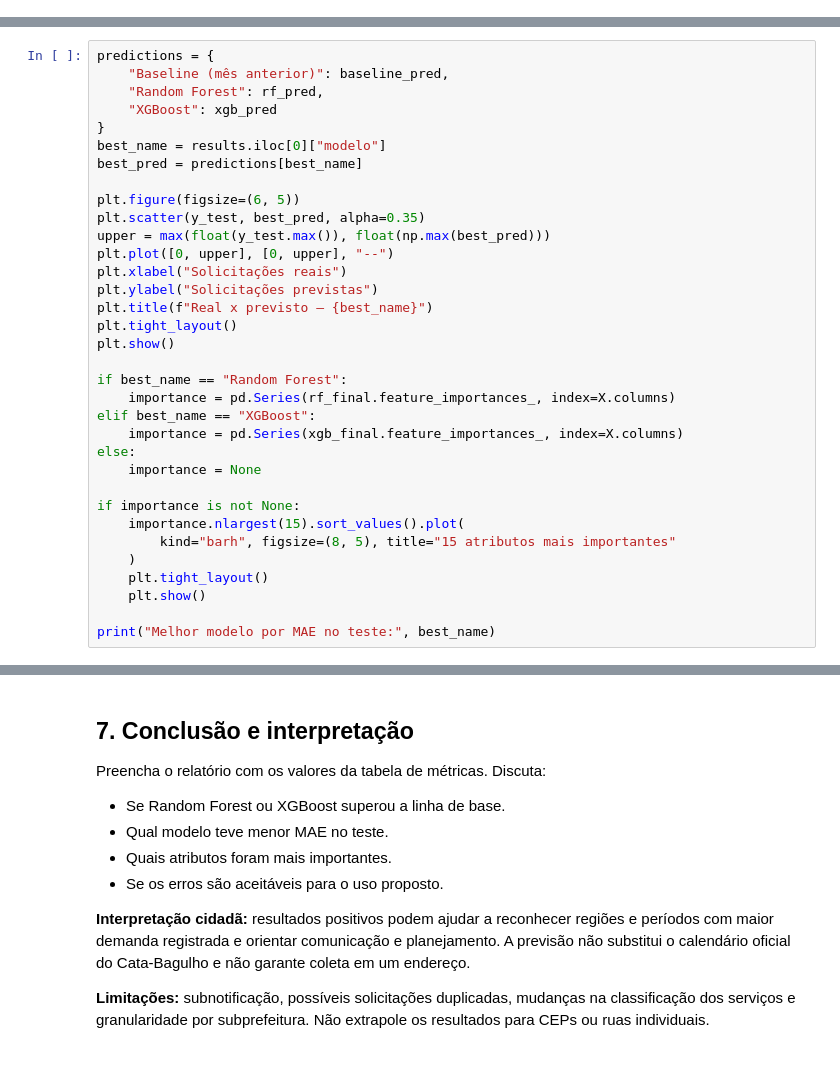
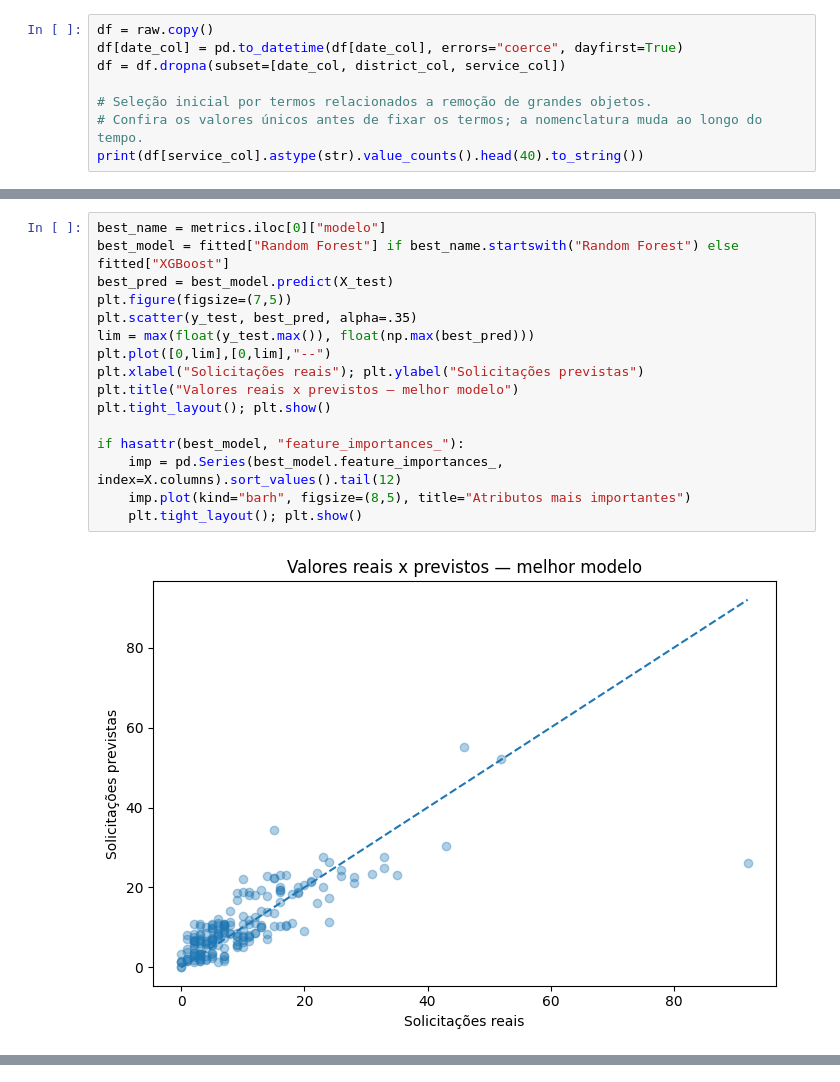
Before and after one commit to GABRUUUUU/descarte-facil, a Jupyter notebook: ml/descarte_facil_ml.ipynb, the cells around one changed output, grey strips where cells are left out. Drawn from its saved outputs; the diff is of its cells as text.

```diff
--- a/ml/descarte_facil_ml.ipynb
+++ b/ml/descarte_facil_ml.ipynb
@@ -57,0 +63,8 @@ Confirme o rótulo do serviço na tabela anterior. Se necessário, altere `SERVI
+# %%
+df = raw.copy()
+df[date_col] = pd.to_datetime(df[date_col], errors="coerce", dayfirst=True)
+df = df.dropna(subset=[date_col, district_col, service_col])
+
+# Seleção inicial por termos relacionados a remoção de grandes objetos.
+# Confira os valores únicos antes de fixar os termos; a nomenclatura muda ao longo do tempo.
+print(df[service_col].astype(str).value_counts().head(40).to_string())
@@ -204,34 +192,18 @@ display(results.round(3))
 # %%
-predictions = {
-    "Baseline (mês anterior)": baseline_pred,
-    "Random Forest": rf_pred,
-    "XGBoost": xgb_pred
-}
-best_name = results.iloc[0]["modelo"]
-best_pred = predictions[best_name]
+best_name = metrics.iloc[0]["modelo"]
+best_model = fitted["Random Forest"] if best_name.startswith("Random Forest") else fitted["XGBoost"]
+best_pred = best_model.predict(X_test)
+plt.figure(figsize=(7,5))
+plt.scatter(y_test, best_pred, alpha=.35)
+lim = max(float(y_test.max()), float(np.max(best_pred)))
+plt.plot([0,lim],[0,lim],"--")
+plt.xlabel("Solicitações reais"); plt.ylabel("Solicitações previstas")
+plt.title("Valores reais x previstos — melhor modelo")
+plt.tight_layout(); plt.show()
 
-plt.figure(figsize=(6, 5))
-plt.scatter(y_test, best_pred, alpha=0.35)
-upper = max(float(y_test.max()), float(np.max(best_pred)))
-plt.plot([0, upper], [0, upper], "--")
-plt.xlabel("Solicitações reais")
-plt.ylabel("Solicitações previstas")
-plt.title(f"Real x previsto — {best_name}")
-plt.tight_layout()
-plt.show()
-
-if best_name == "Random Forest":
-    importance = pd.Series(rf_final.feature_importances_, index=X.columns)
-elif best_name == "XGBoost":
-    importance = pd.Series(xgb_final.feature_importances_, index=X.columns)
-else:
-    importance = None
-
-if importance is not None:
-    importance.nlargest(15).sort_values().plot(
-        kind="barh", figsize=(8, 5), title="15 atributos mais importantes"
-    )
-    plt.tight_layout()
-    plt.show()
-
-print("Melhor modelo por MAE no teste:", best_name)
+if hasattr(best_model, "feature_importances_"):
+    imp = pd.Series(best_model.feature_importances_, index=X.columns).sort_values().tail(12)
+    imp.plot(kind="barh", figsize=(8,5), title="Atributos mais importantes")
+    plt.tight_layout(); plt.show()
+# %% [output]
+[figure, added]
@@ -238,13 +210,0 @@ print("Melhor modelo por MAE no teste:", best_name)
-# %% [markdown]
-## 7. Conclusão e interpretação
-
-Preencha o relatório com os valores da tabela de métricas. Discuta:
-
-- Se Random Forest ou XGBoost superou a linha de base.
-- Qual modelo teve menor MAE no teste.
-- Quais atributos foram mais importantes.
-- Se os erros são aceitáveis para o uso proposto.
-
-**Interpretação cidadã:** resultados positivos podem ajudar a reconhecer regiões e períodos com maior demanda registrada e orientar comunicação e planejamento. A previsão não substitui o calendário oficial do Cata-Bagulho e não garante coleta em um endereço.
-
-**Limitações:** subnotificação, possíveis solicitações duplicadas, mudanças na classificação dos serviços e granularidade por subprefeitura. Não extrapole os resultados para CEPs ou ruas individuais.
```
Also changed, not shown: parts of 24 cells of this notebook.
